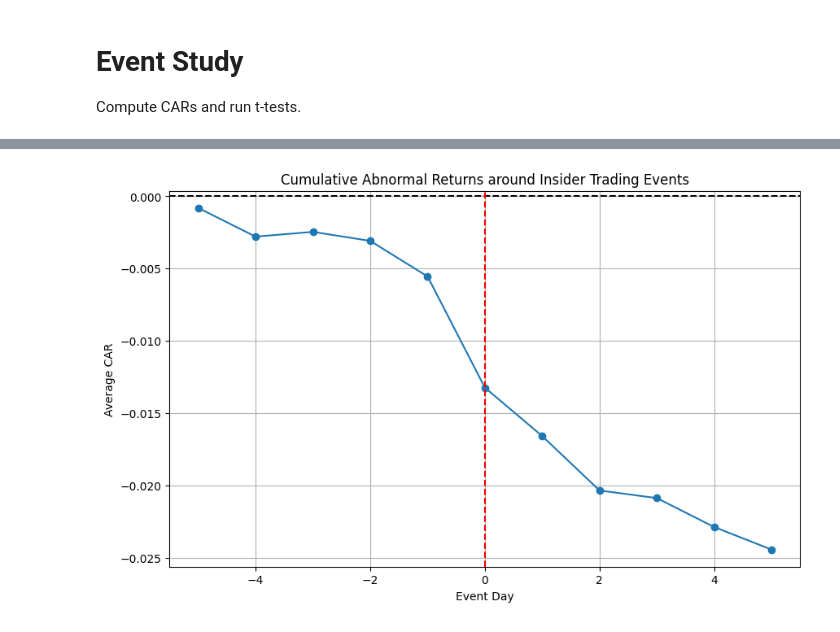
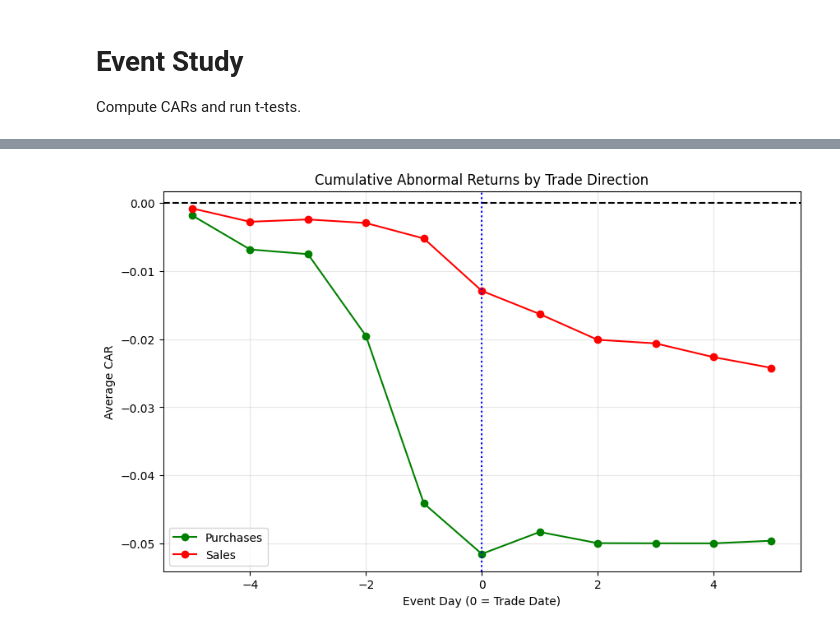
Before and after one commit to KunalRajpoot-45/insider-trading-event-study, a Jupyter notebook: notebooks/03_event_study.ipynb, the cells around one changed output, grey strips where cells are left out. Saved outputs shown, nothing was run; the diff lists cells and outputs as text; code cells hidden in the pictures.

```diff
--- a/notebooks/03_event_study.ipynb
+++ b/notebooks/03_event_study.ipynb
@@ -30,6 +30,8 @@ for idx, row in events_df.iterrows():
     beta = row['beta']
 
     if ticker not in firm_returns.columns:
+        cars.append(np.nan)
+        cars_by_day.append(np.full(11, np.nan))
         continue
 
     f_ret = firm_returns[ticker]
@@ -40,35 +42,62 @@ for idx, row in events_df.iterrows():
         cars_by_day.append(ar.values)
     else:
         cars.append(np.nan)
+        cars_by_day.append(np.full(11, np.nan))
 
 events_df['CAR'] = cars
+events_df['CAR_path'] = list(cars_by_day)
 events_df = events_df.dropna(subset=['CAR'])
 
 # Split by Purchase / Sale
-purchases = events_df[events_df['TRANS_CODE'] == 'P']['CAR']
-sales = events_df[events_df['TRANS_CODE'] == 'S']['CAR']
+purchases_df = events_df[events_df['TRANS_CODE'] == 'P']
+sales_df = events_df[events_df['TRANS_CODE'] == 'S']
+
+purchases = purchases_df['CAR']
+sales = sales_df['CAR']
 
 # Run tests
 results = event_study.run_event_study_tests(purchases, sales)
-print("Event Study Results:")
-print(results)
+print("Event Study Results (t-tests on CAR):")
+print("-" * 50)
+for test, stats in results.items():
+    print(f"\n{test}:")
+    for group, metrics in stats.items():
+        if isinstance(metrics, dict):
+            print(f"  {group}:")
+            for k, v in metrics.items():
+                if isinstance(v, tuple):
+                    print(f"    {k}: ({v[0]:.4f}, {v[1]:.4f})")
+                else:
+                    print(f"    {k}: {v:.4f}")
+        else:
+            print(f"  {group}: {metrics:.4f}")
+print("-" * 50)
 
-# Plot Average CAR
-if len(cars_by_day) > 0:
-    cars_by_day = np.array(cars_by_day)
-    mean_ar = np.nanmean(cars_by_day, axis=0)
-    mean_car = np.cumsum(mean_ar)
+# Plot Average CAR splitting by Purchase and Sale
+plt.figure(figsize=(10,6))
 
-    plt.figure(figsize=(10,6))
-    plt.plot(range(-5, 6), mean_car, marker='o')
-    plt.title('Cumulative Abnormal Returns around Insider Trading Events')
-    plt.xlabel('Event Day')
-    plt.ylabel('Average CAR')
-    plt.axhline(0, color='black', linestyle='--')
-    plt.axvline(0, color='red', linestyle='--')
-    plt.grid(True)
-    plt.savefig('../report/car_plot.png')
-    plt.show()
+if len(purchases_df) > 0:
+    p_paths = np.vstack(purchases_df['CAR_path'].values)
+    mean_p_ar = np.nanmean(p_paths, axis=0)
+    mean_p_car = np.cumsum(mean_p_ar)
+    plt.plot(range(-5, 6), mean_p_car, marker='o', label='Purchases', color='green')
 
-events_df.to_csv('../data/processed/events_with_car.csv', index=False)
+if len(sales_df) > 0:
+    s_paths = np.vstack(sales_df['CAR_path'].values)
+    mean_s_ar = np.nanmean(s_paths, axis=0)
+    mean_s_car = np.cumsum(mean_s_ar)
+    plt.plot(range(-5, 6), mean_s_car, marker='o', label='Sales', color='red')
+
+plt.title('Cumulative Abnormal Returns by Trade Direction')
+plt.xlabel('Event Day (0 = Trade Date)')
+plt.ylabel('Average CAR')
+plt.axhline(0, color='black', linestyle='--')
+plt.axvline(0, color='blue', linestyle=':')
+plt.legend()
+plt.grid(True, alpha=0.3)
+plt.savefig('../report/car_plot.png')
+plt.show()
+
+# Drop CAR_path before saving to csv to keep it clean
+events_df.drop(columns=['CAR_path']).to_csv('../data/processed/events_with_car.csv', index=False)
 # %% [output]
@@ -77 +121 @@ Event Study Results:
-[figure, old version]
+[figure, new version]
```
Also changed, not shown: parts of 1 cell of this notebook, 10 other files.
